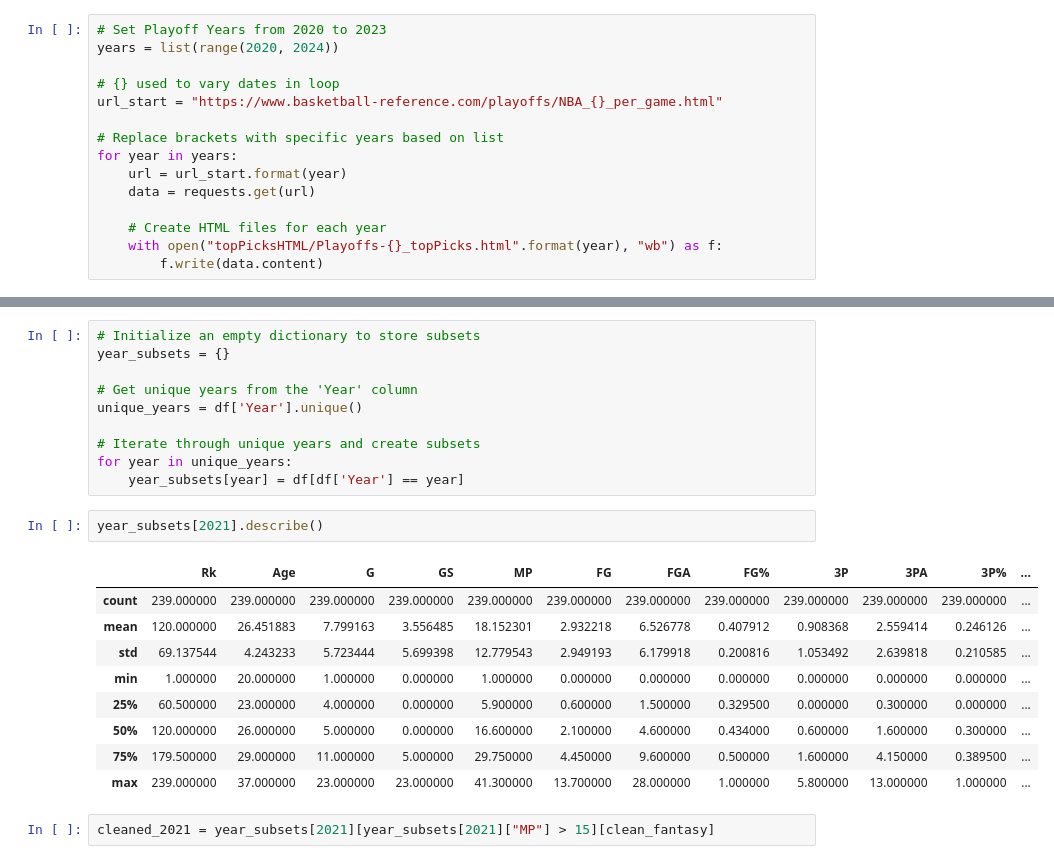
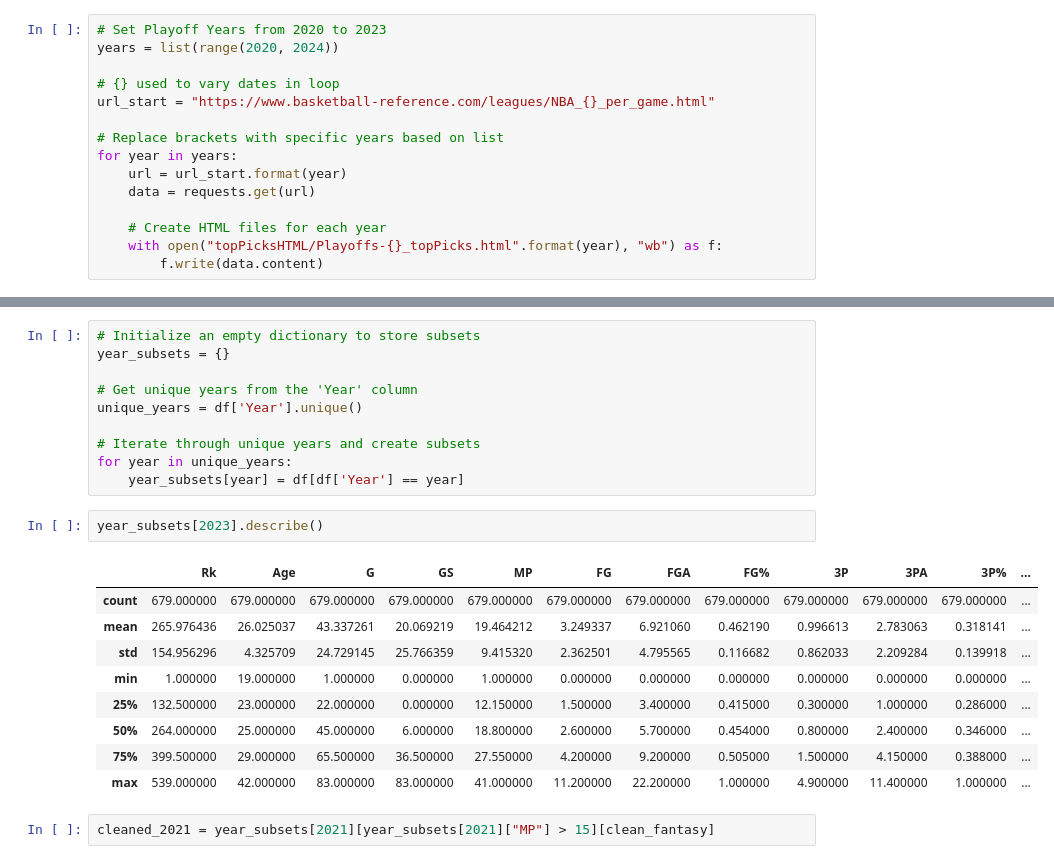
Before and after one commit to vchen-98/fantasy_bball, a Jupyter notebook: working_notebook.ipynb, the cells around one changed output, grey strips where cells are left out. Saved outputs shown, nothing was run; the diff lists cells and outputs as text.

```diff
--- a/working_notebook.ipynb
+++ b/working_notebook.ipynb
@@ -59,7 +59,7 @@ pd.set_option('display.max_columns', None)
 years = list(range(2020, 2024))
 
 # {} used to vary dates in loop
-url_start = "https://www.basketball-reference.com/playoffs/NBA_{}_per_game.html"
+url_start = "https://www.basketball-reference.com/leagues/NBA_{}_per_game.html"
 
 # Replace brackets with specific years based on list
 for year in years:
@@ -250,17 +252,17 @@ unique_years = df['Year'].unique()
 for year in unique_years:
     year_subsets[year] = df[df['Year'] == year]
 # %%
-year_subsets[2021].describe()
+year_subsets[2023].describe()
 # %% [output]
 |  | Rk | Age | G | GS | MP | FG | FGA | FG% | 3P | 3PA | 3P% | ... |
-| count | 239.000000 | 239.000000 | 239.000000 | 239.000000 | 239.000000 | 239.000000 | 239.000000 | 239.000000 | 239.000000 | 239.000000 | 239.000000 | ... |
-| mean | 120.000000 | 26.451883 | 7.799163 | 3.556485 | 18.152301 | 2.932218 | 6.526778 | 0.407912 | 0.908368 | 2.559414 | 0.246126 | ... |
-| std | 69.137544 | 4.243233 | 5.723444 | 5.699398 | 12.779543 | 2.949193 | 6.179918 | 0.200816 | 1.053492 | 2.639818 | 0.210585 | ... |
-| min | 1.000000 | 20.000000 | 1.000000 | 0.000000 | 1.000000 | 0.000000 | 0.000000 | 0.000000 | 0.000000 | 0.000000 | 0.000000 | ... |
-| 25% | 60.500000 | 23.000000 | 4.000000 | 0.000000 | 5.900000 | 0.600000 | 1.500000 | 0.329500 | 0.000000 | 0.300000 | 0.000000 | ... |
-| 50% | 120.000000 | 26.000000 | 5.000000 | 0.000000 | 16.600000 | 2.100000 | 4.600000 | 0.434000 | 0.600000 | 1.600000 | 0.300000 | ... |
-| 75% | 179.500000 | 29.000000 | 11.000000 | 5.000000 | 29.750000 | 4.450000 | 9.600000 | 0.500000 | 1.600000 | 4.150000 | 0.389500 | ... |
-| max | 239.000000 | 37.000000 | 23.000000 | 23.000000 | 41.300000 | 13.700000 | 28.000000 | 1.000000 | 5.800000 | 13.000000 | 1.000000 | ... |
+| count | 679.000000 | 679.000000 | 679.000000 | 679.000000 | 679.000000 | 679.000000 | 679.000000 | 679.000000 | 679.000000 | 679.000000 | 679.000000 | ... |
+| mean | 265.976436 | 26.025037 | 43.337261 | 20.069219 | 19.464212 | 3.249337 | 6.921060 | 0.462190 | 0.996613 | 2.783063 | 0.318141 | ... |
+| std | 154.956296 | 4.325709 | 24.729145 | 25.766359 | 9.415320 | 2.362501 | 4.795565 | 0.116682 | 0.862033 | 2.209284 | 0.139918 | ... |
+| min | 1.000000 | 19.000000 | 1.000000 | 0.000000 | 1.000000 | 0.000000 | 0.000000 | 0.000000 | 0.000000 | 0.000000 | 0.000000 | ... |
+| 25% | 132.500000 | 23.000000 | 22.000000 | 0.000000 | 12.150000 | 1.500000 | 3.400000 | 0.415000 | 0.300000 | 1.000000 | 0.286000 | ... |
+| 50% | 264.000000 | 25.000000 | 45.000000 | 6.000000 | 18.800000 | 2.600000 | 5.700000 | 0.454000 | 0.800000 | 2.400000 | 0.346000 | ... |
+| 75% | 399.500000 | 29.000000 | 65.500000 | 36.500000 | 27.550000 | 4.200000 | 9.200000 | 0.505000 | 1.500000 | 4.150000 | 0.388000 | ... |
+| max | 539.000000 | 42.000000 | 83.000000 | 83.000000 | 41.000000 | 11.200000 | 22.200000 | 1.000000 | 4.900000 | 11.400000 | 1.000000 | ... |
 # %%
 cleaned_2021 = year_subsets[2021][year_subsets[2021]["MP"] > 15][clean_fantasy]
 # %%
```
Also changed, not shown: parts of 37 cells of this notebook, 9 other files.
